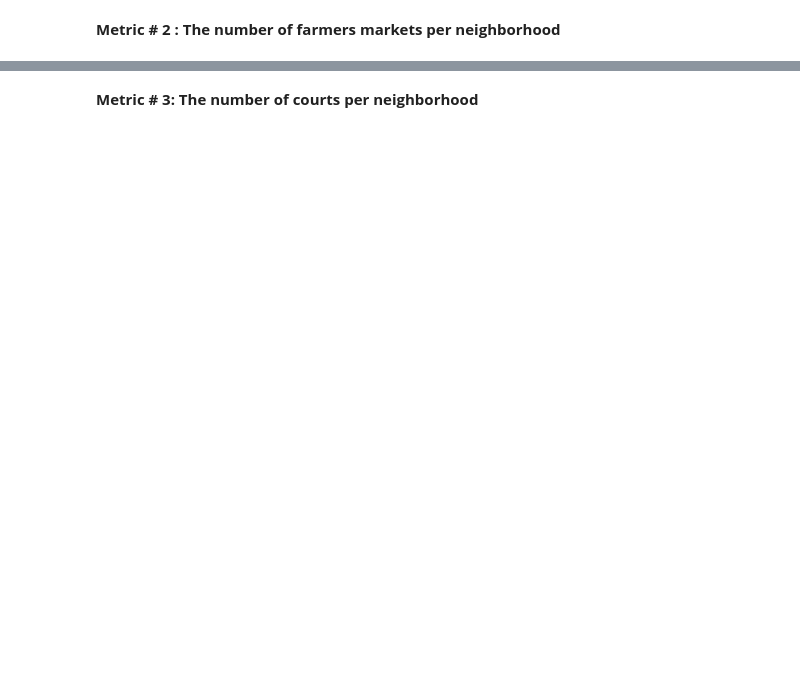
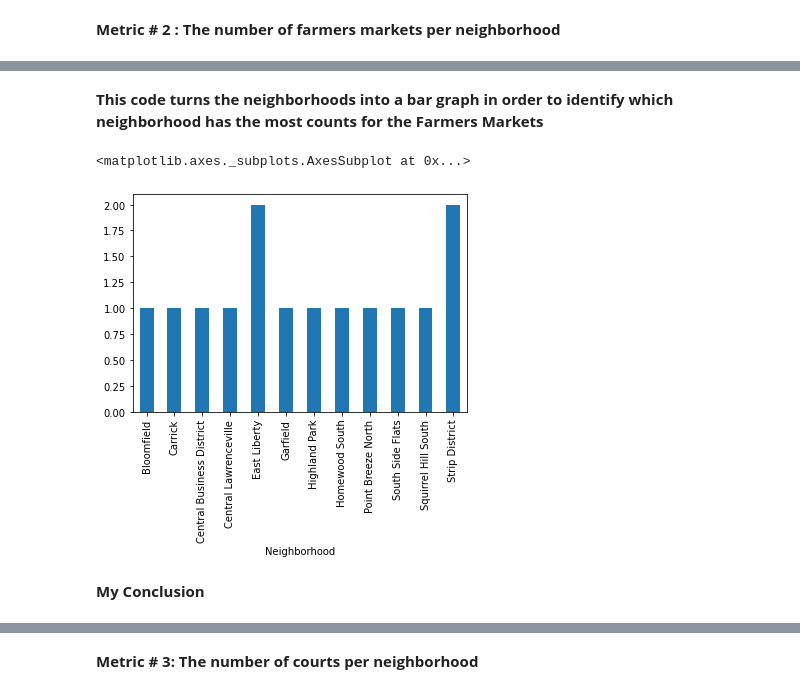
Before and after one commit to Margaret-O/Tres-Amigas-Final-Project, a Jupyter notebook: Final Report.ipynb, the cells around one changed output, grey strips where cells are left out. Drawn from its saved outputs; the diff is of its cells as text; code cells hidden in the pictures; blank space fills up the shorter version.

```diff
--- a/Final Report.ipynb
+++ b/Final Report.ipynb
@@ -33,0 +183,3 @@ We compared these submetrics across all the neighborhoods in Pittsburgh to deter
+# %%
+data = pd.read_csv('farmersMarket.tsv', sep= '\t' )
+print(data)
@@ -33,0 +206,17 @@ We compared these submetrics across all the neighborhoods in Pittsburgh to deter
+# %%
+for index, row in data.iterrows():
+    # Convert latitude and longitude to strings
+    latitude_str = str(row['latitude'])
+    longitude_str = str(row['longitude'])
+    latitude = float(latitude_str)
+    longitude = float(longitude_str)
+    # Print the converted values
+   # print(f"Latitude: {latitude_str}, Longitude: {longitude_str}")
+    #print(f"Number of rows: {len(data)}")
+    # Assuming fpsnippets is a method that converts latitude and longitude to neighborhood names
+    # Replace this with your actual method
+    neighborhood_name = geo_to_neighborhood(latitude, longitude)
+
+    # Print the neighborhood name
+    #print(f"Neighborhood: {neighborhood_name}\n")
+    data.loc[index, "Neighborhood"] = neighborhood_name
@@ -33,0 +256,10 @@ We compared these submetrics across all the neighborhoods in Pittsburgh to deter
+# %% [markdown]
+**This code turns the neighborhoods into a bar graph in order to identify which neighborhood has the most counts for the Farmers Markets**
+# %%
+realData = data[data['Neighborhood'].notna()]
+realData.groupby("Neighborhood")["_id"].count(). plot.bar()
+# %% [output]
+<matplotlib.axes._subplots.AxesSubplot at 0x...>
+[figure, added]
+# %% [markdown]
+**My Conclusion**
```
Also changed, not shown: parts of 44 cells of this notebook, 4 other files.
